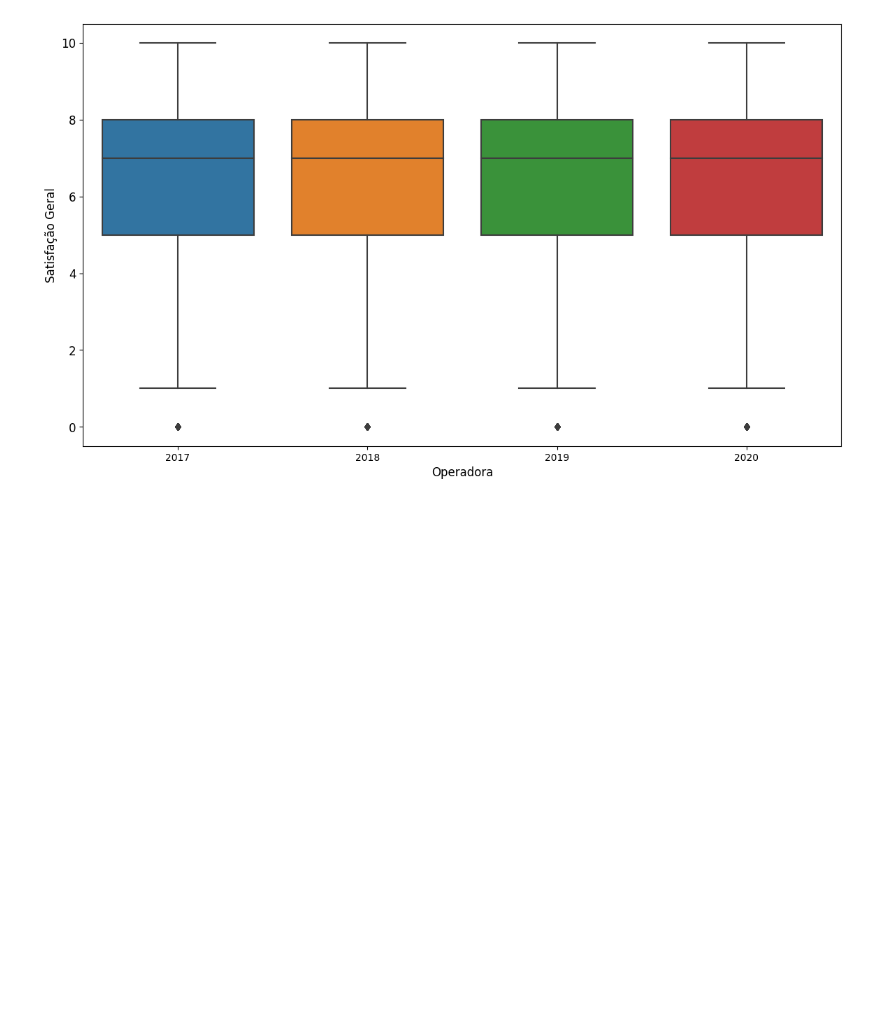
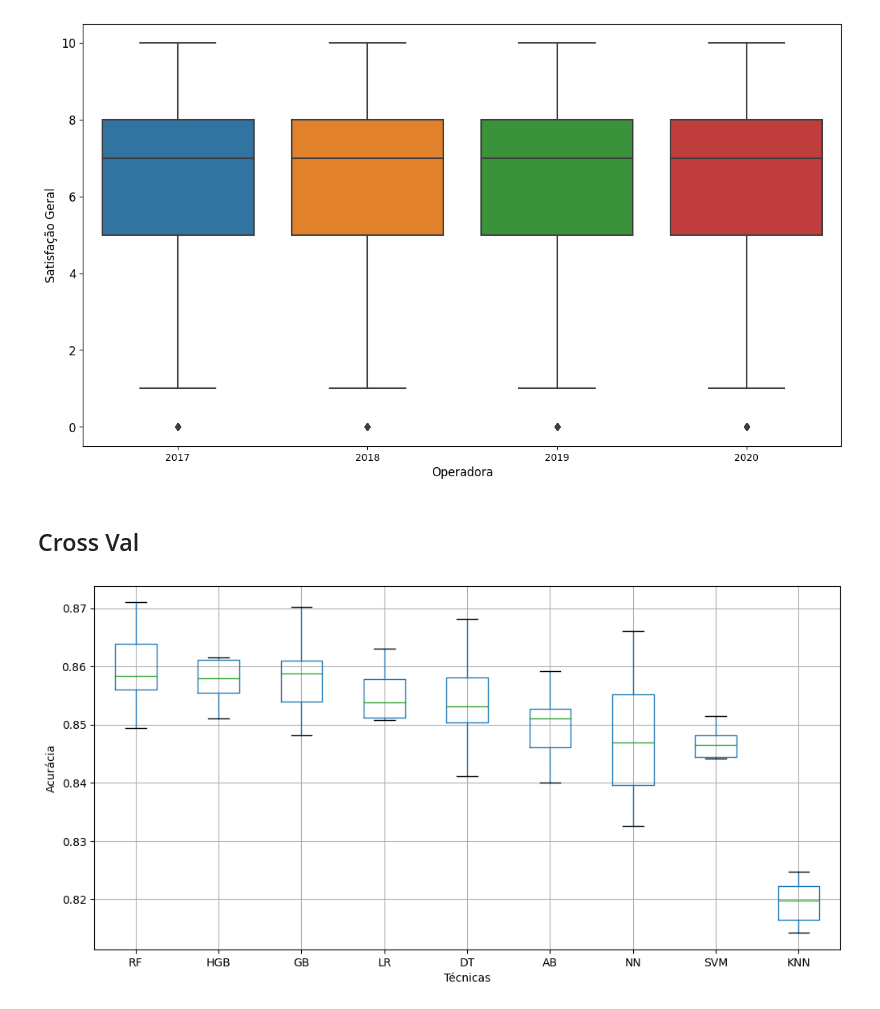
Before and after one commit to mrelero/anatel-database-paper2, a Jupyter notebook: analysis.ipynb, the cells around one changed output. Saved outputs shown, nothing was run; the diff lists cells and outputs as text; code cells hidden in the pictures; blank space fills up the shorter version.

```diff
--- a/analysis.ipynb
+++ b/analysis.ipynb
@@ -461,3 +461,24 @@ plt.yticks(size = 12)
 plt.show()
 # %% [output]
 [figure]
+# %% [markdown]
+## Cross Val
+# %%
+def plot_box_plot_Horizontal(dataframe):
+    meds = dataframe.mean()
+    meds.sort_values(ascending=False, inplace=True)
+    dataframe = dataframe[meds.index]
+    dataframe.boxplot(showfliers=False)
+    plt.ylabel("Acurácia")
+    plt.xlabel("Técnicas")
+    plt.xticks(rotation = 0)
+    plt.gcf().set_size_inches(12, 6)
+    plt.rcParams["figure.dpi"] = 100
+
+CVModel1= pd.read_csv("crosvalModel1.csv")
+CVModel1.drop("Unnamed: 0", inplace= True, axis = 1)
+CVModel1
+
+plot_box_plot_Horizontal(CVModel1)
+# %% [output]
+[figure, added]
```
Also changed, not shown: parts of 2 cells of this notebook.
